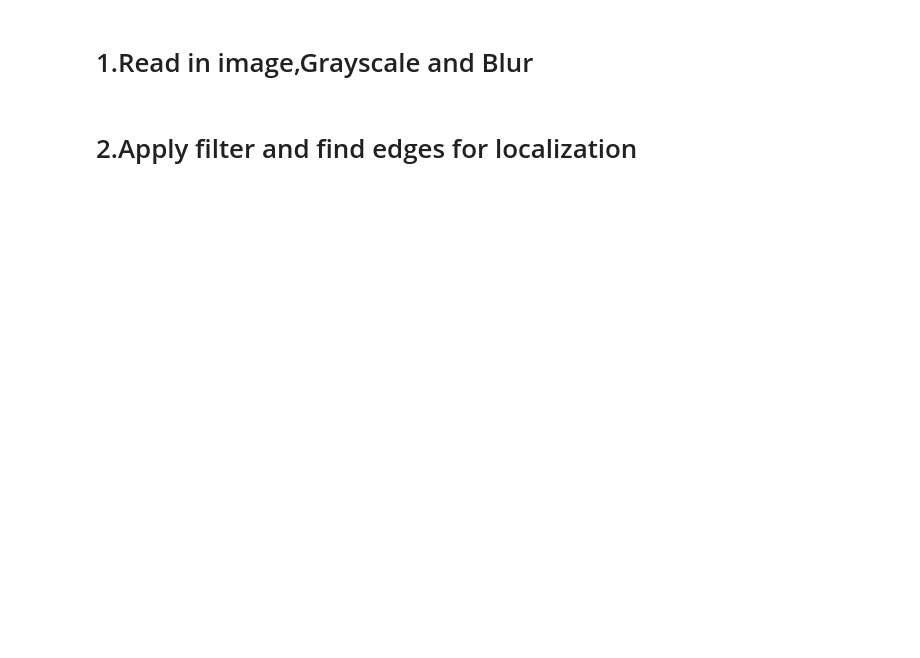
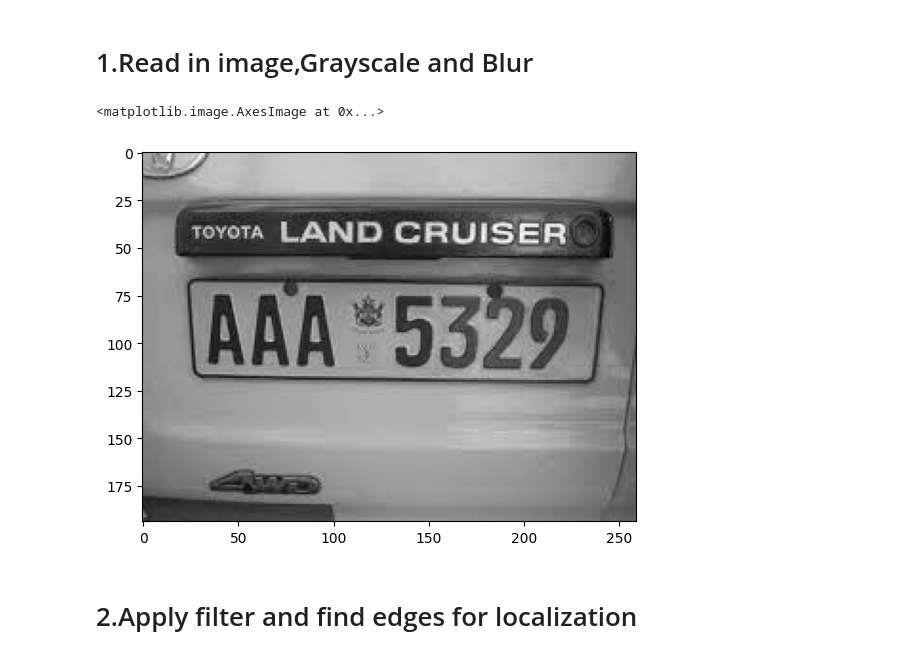
Before and after one commit to Jataz/anpr, a Jupyter notebook: anpr.ipynb, the cells around one changed output. Cells and saved outputs as stored; diff of their text form; code cells hidden in the pictures; blank space fills up the shorter version.

```diff
--- a/anpr.ipynb
+++ b/anpr.ipynb
@@ -7,9 +7,12 @@ import easyocr
 # %% [markdown]
 # 1.Read in image,Grayscale and Blur
 # %%
-img  = cv2.imread('image url')
-gray = cv2.cvtcolor(img, cv2.COLOR_BGR2GRAY)
+img  = cv2.imread('zim.jpg')
+gray = cv2.cvtColor(img, cv2.COLOR_BGR2GRAY)
 plt.imshow(cv2.cvtColor(gray, cv2.COLOR_BGR2RGB))
+# %% [output]
+<matplotlib.image.AxesImage at 0x...>
+[figure, added]
 # %% [markdown]
 # 2.Apply filter and find edges for localization
 # %%
```
Also changed, not shown: parts of 2 cells of this notebook.
